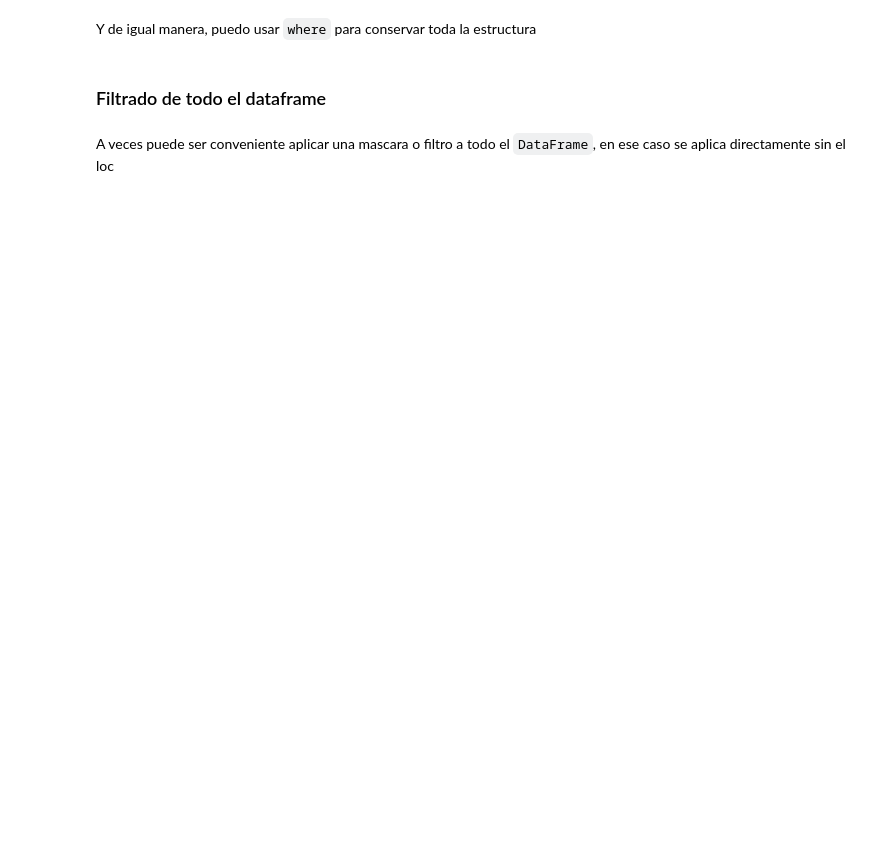
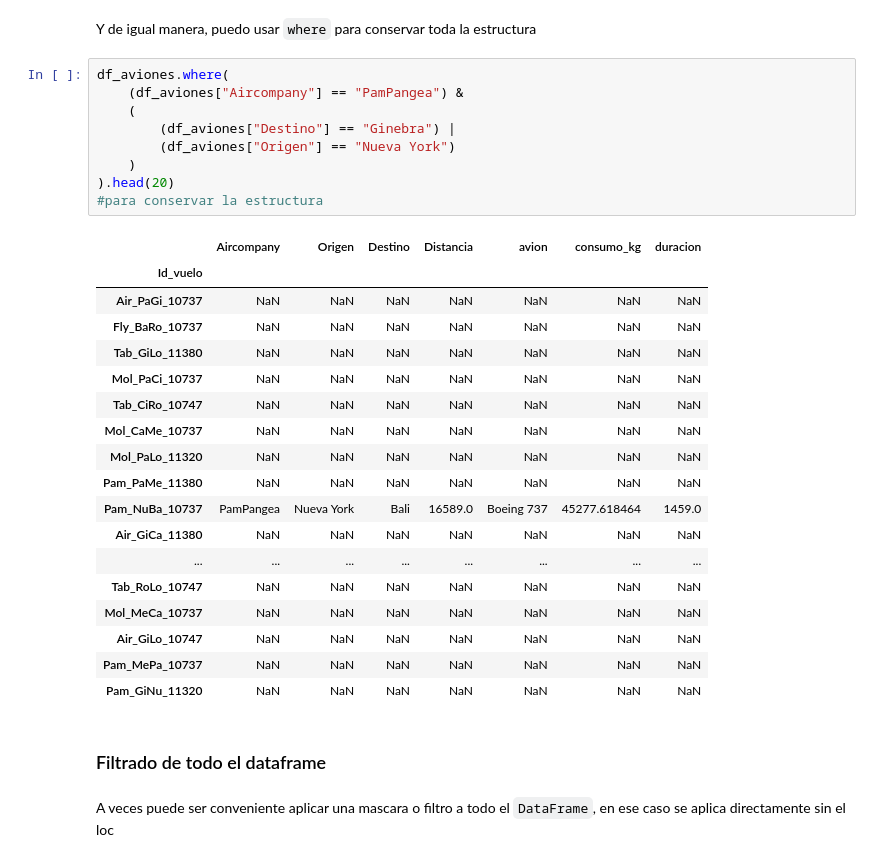
Before and after one commit to draranguez/DS-Online_DanielR, a Jupyter notebook: 02_Herramientas_Avanzadas/Sprint_04/Unidad_02_Pandas_II/01_Workout/03_Filtrado.ipynb, the cells around one changed output. Cells and saved outputs as stored; diff of their text form; blank space fills up the shorter version.

```diff
--- a/02_Herramientas_Avanzadas/Sprint_04/Unidad_02_Pandas_II/01_Workout/03_Filtrado.ipynb
+++ b/02_Herramientas_Avanzadas/Sprint_04/Unidad_02_Pandas_II/01_Workout/03_Filtrado.ipynb
@@ -38,5 +130,33 @@ Fijate que en este caso y así será para condiciones en lo que se compara son `
 # %% [markdown]
 Y de igual manera, puedo usar `where` para conservar toda la estructura
+# %%
+df_aviones.where(
+    (df_aviones["Aircompany"] == "PamPangea") &
+    (
+        (df_aviones["Destino"] == "Ginebra") |
+        (df_aviones["Origen"] == "Nueva York")
+    )
+).head(20)
+#para conservar la estructura
+# %% [output]
+|  | Aircompany | Origen | Destino | Distancia | avion | consumo_kg | duracion |
+| Id_vuelo |  |  |  |  |  |  |  |
+| Air_PaGi_10737 | NaN | NaN | NaN | NaN | NaN | NaN | NaN |
+| Fly_BaRo_10737 | NaN | NaN | NaN | NaN | NaN | NaN | NaN |
+| Tab_GiLo_11380 | NaN | NaN | NaN | NaN | NaN | NaN | NaN |
+| Mol_PaCi_10737 | NaN | NaN | NaN | NaN | NaN | NaN | NaN |
+| Tab_CiRo_10747 | NaN | NaN | NaN | NaN | NaN | NaN | NaN |
+| Mol_CaMe_10737 | NaN | NaN | NaN | NaN | NaN | NaN | NaN |
+| Mol_PaLo_11320 | NaN | NaN | NaN | NaN | NaN | NaN | NaN |
+| Pam_PaMe_11380 | NaN | NaN | NaN | NaN | NaN | NaN | NaN |
+| Pam_NuBa_10737 | PamPangea | Nueva York | Bali | 16589.0 | Boeing 737 | 45277.618464 | 1459.0 |
+| Air_GiCa_11380 | NaN | NaN | NaN | NaN | NaN | NaN | NaN |
+| ... | ... | ... | ... | ... | ... | ... | ... |
+| Tab_RoLo_10747 | NaN | NaN | NaN | NaN | NaN | NaN | NaN |
+| Mol_MeCa_10737 | NaN | NaN | NaN | NaN | NaN | NaN | NaN |
+| Air_GiLo_10747 | NaN | NaN | NaN | NaN | NaN | NaN | NaN |
+| Pam_MePa_10737 | NaN | NaN | NaN | NaN | NaN | NaN | NaN |
+| Pam_GiNu_11320 | NaN | NaN | NaN | NaN | NaN | NaN | NaN |
 # %% [markdown]
 ### Filtrado de todo el dataframe
 # %% [markdown]
```
Also changed, not shown: parts of 17 cells of this notebook, 6 other files.
